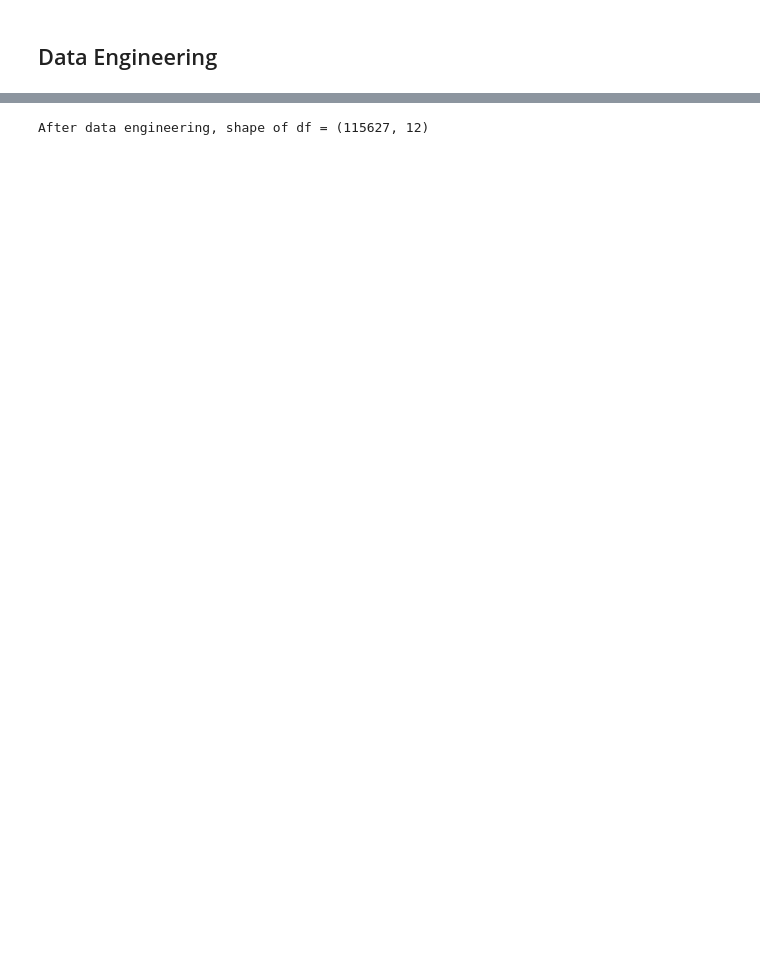
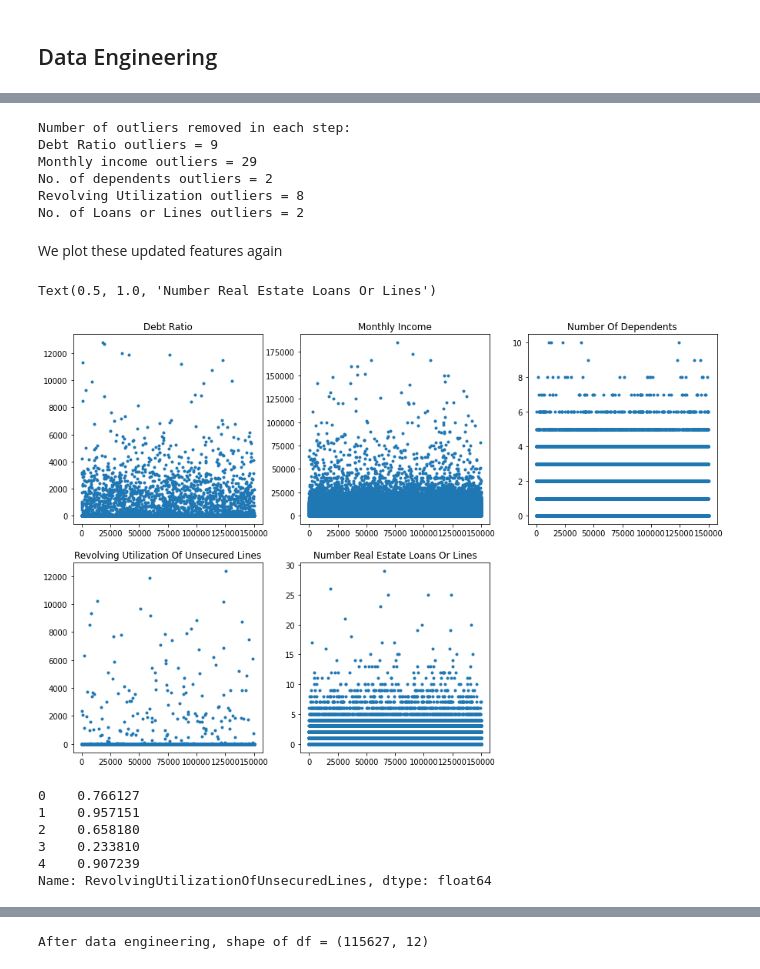
Before and after one commit to tanujmath/CreditGuard, a Jupyter notebook: data-cleaning.ipynb, the cells around one changed output, grey strips where cells are left out. Saved outputs shown, nothing was run; the diff lists cells and outputs as text; code cells hidden in the pictures; blank space fills up the shorter version.

Commit message:
added comments to data-cleaning.ipynb

```diff
--- a/data-cleaning.ipynb
+++ b/data-cleaning.ipynb
@@ -99,0 +139,68 @@ Text(0.5, 1.0, 'Number Of Times 90 Days Late Scatter Plot')
+# %%
+rows = df.shape[0] # No. of data points
+
+df = df[df['DebtRatio']<=13000]
+r_dr = rows - df.shape[0] # No. of Outliers removed using Debt Ratio
+
+df = df[df['MonthlyIncome']<=200000]
+r_mi = rows - r_dr - df.shape[0] # No. of Outliers removed using Monthly Income
+
+df = df[df['NumberOfDependents']<=10]
+r_nod = rows - r_dr - r_mi - df.shape[0] # No. of Outliers removed using Number of Dependents
+
+df = df[df['RevolvingUtilizationOfUnsecuredLines']<=12500]
+r_ruou = rows - r_dr - r_mi - r_nod - df.shape[0] # No. of Outliers removed using Revolving Utilization of Unsecured Lines
+
+df = df[df['NumberRealEstateLoansOrLines']<=30]
+r_nrelol = rows - r_dr - r_mi - r_nod - r_ruou - df.shape[0] # No. of Outliers removed using Number of Real Estate Loans Or Lines
+
+print('Number of outliers removed in each step:')
+print(f'Debt Ratio outliers = {r_dr}')
+print(f'Monthly income outliers = {r_mi}')
+print(f'No. of dependents outliers = {r_nod}')
+print(f'Revolving Utilization outliers = {r_ruou}')
+print(f'No. of Loans or Lines outliers = {r_nrelol}')
+# %% [output]
+Number of outliers removed in each step:
+Debt Ratio outliers = 9
+Monthly income outliers = 29
+No. of dependents outliers = 2
+Revolving Utilization outliers = 8
+No. of Loans or Lines outliers = 2
+# %% [markdown]
+We plot these updated features again
+# %%
+f = plt.figure(figsize=(15,10))
+ax = f.add_subplot(231)
+ax2 = f.add_subplot(232)
+ax3 = f.add_subplot(233)
+ax4 = f.add_subplot(234)
+ax5 = f.add_subplot(235)
+
+
+ax.scatter(df['ID'],df['DebtRatio'],marker='.')
+ax.set_title('Debt Ratio')
+
+ax2.scatter(df['ID'],df['MonthlyIncome'],marker='.')
+ax2.set_title('Monthly Income')
+
+ax3.scatter(df['ID'],df['NumberOfDependents'],marker='.')
+ax3.set_title('Number Of Dependents')
+
+ax4.scatter(df['ID'],df['RevolvingUtilizationOfUnsecuredLines'],marker='.')
+ax4.set_title('Revolving Utilization Of Unsecured Lines')
+
+ax5.scatter(df['ID'],df['NumberRealEstateLoansOrLines'],marker='.')
+ax5.set_title('Number Real Estate Loans Or Lines')
+# %% [output]
+Text(0.5, 1.0, 'Number Real Estate Loans Or Lines')
+[figure, added]
+# %%
+df['RevolvingUtilizationOfUnsecuredLines'].head()
+# %% [output]
+0    0.766127
+1    0.957151
+2    0.658180
+3    0.233810
+4    0.907239
+Name: RevolvingUtilizationOfUnsecuredLines, dtype: float64
```
Also changed, not shown: parts of 22 cells of this notebook, 1 other file.
